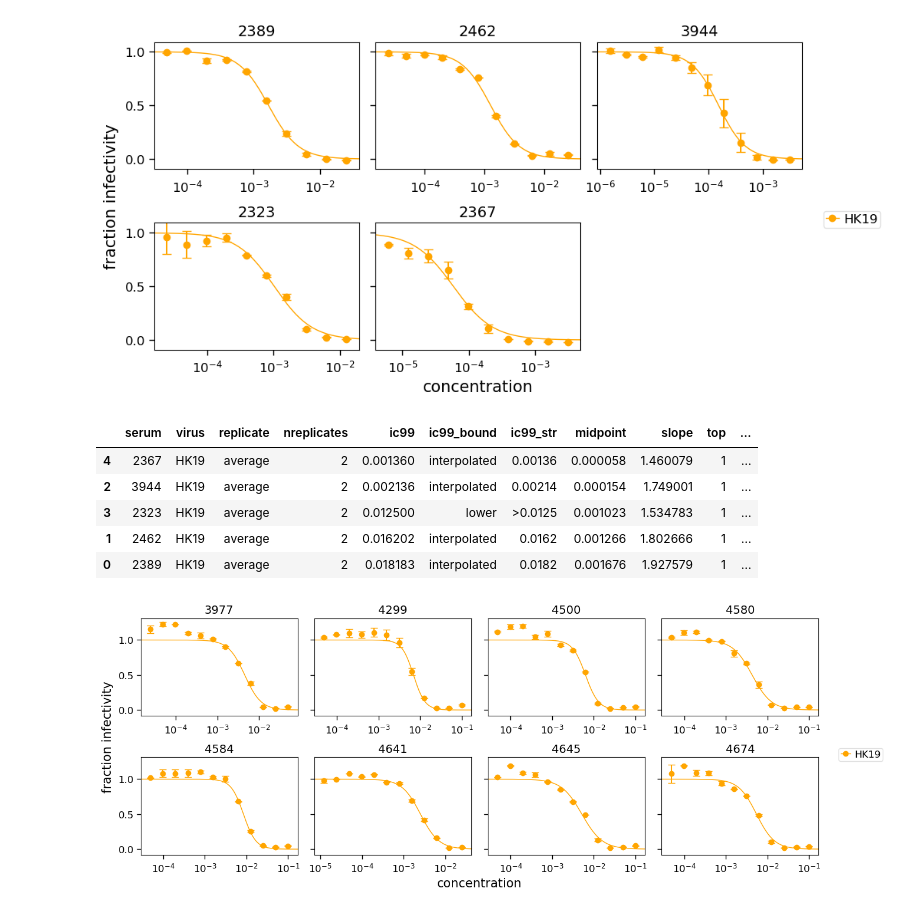
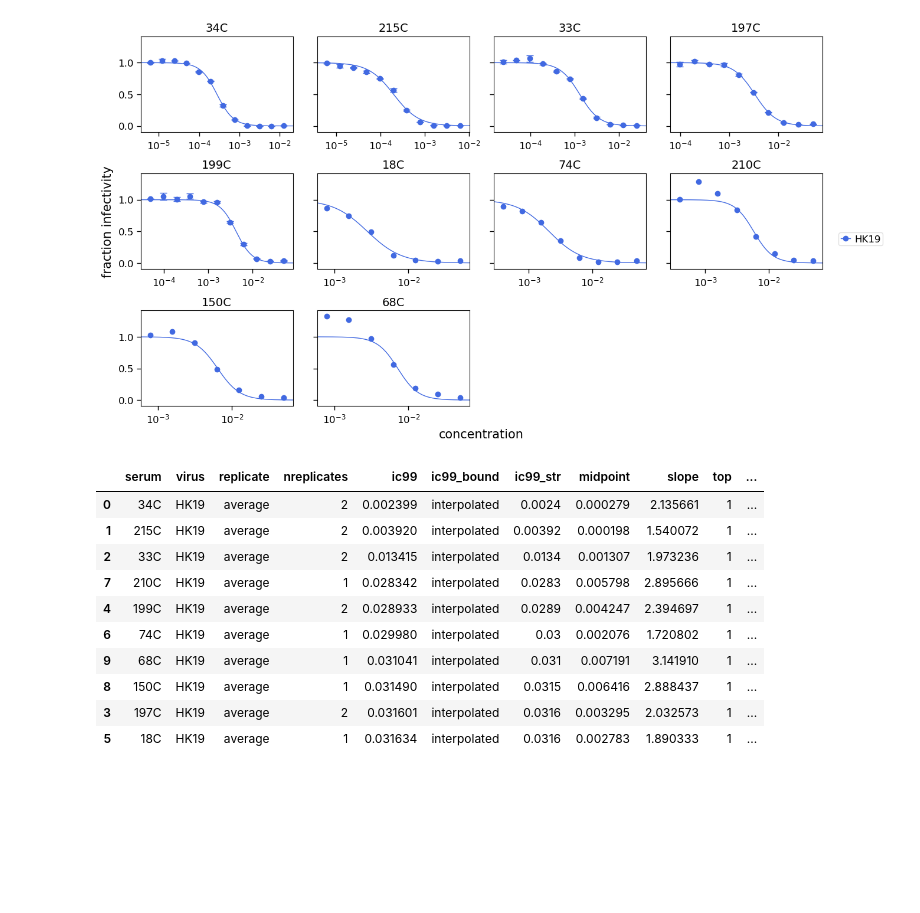
Before and after one commit to sorsinelli/flu_h3_hk19_dms_ic50, a Jupyter notebook: experiments/serum_screening_hk19/age_cohort_sera/finalized_neut_curves.ipynb, the cells around one changed output. Drawn from its saved outputs; the diff is of its cells as text; code cells hidden in the pictures; blank space fills up the shorter version.

```diff
--- a/experiments/serum_screening_hk19/age_cohort_sera/finalized_neut_curves.ipynb
+++ b/experiments/serum_screening_hk19/age_cohort_sera/finalized_neut_curves.ipynb
@@ -48,45 +109,40 @@ serum_ic99.sort_values('ic99').head(8)
+# %%
+# Clean run of top 5 candidates
+data_1 = pd.read_csv('neut_data/230418_adult-sera-final_tidy.csv')
+
+# Pull last 5 candidates from initial rough screen
+data_2 = pd.read_csv('neut_data/230417_adult-neuts_tidy_edited.csv')
+data_2 = data_2[data_2['serum'].isin(['74C', '18C', '210C', '150C', '68C'])]
+
+# concat to single df
+adult_data_final = pd.concat([data_1, data_2])
 # %%
-neut_data_top5 = pd.read_csv('neut_data/230215_final-neuts_tidy.csv')
+# fit with neutcurve package
+adult_fits = neutcurve.CurveFits(adult_data_final)
 
-fits_top5 = neutcurve.CurveFits(neut_data_top5)
-
-fig, axes = fits_top5.plotSera(ncol=3,
+fig, axes = adult_fits.plotSera(ncol=4,
                           virus_to_color_marker={
-                              'HK19': ('orange', 'o'),
+                              'HK19': ('royalblue', 'o'),
                           },
                           sharex = False
                          )
 
-bbox = matplotlib.transforms.Bbox([[0, 0], [17.5, 11]])
-plt.savefig('figures/230215_ped-sera_top5.pdf', bbox_inches=bbox)
+bbox = matplotlib.transforms.Bbox([[0, 0], [14, 8]])
+plt.savefig('figures/adult_sera_final.pdf', bbox_inches=bbox)
 # %% [output]
-[figure, old version]
+[figure, new version]
 # %%
-serum_ic99 = fits_top5.fitParams(ics=[99])
-serum_ic99.sort_values('ic99')
+adult_ic99 = adult_fits.fitParams(ics=[99])
+adult_ic99.sort_values('ic99')
 # %% [output]
 |  | serum | virus | replicate | nreplicates | ic99 | ic99_bound | ic99_str | midpoint | slope | top | ... |
-| 4 | 2367 | HK19 | average | 2 | 0.001360 | interpolated | 0.00136 | 0.000058 | 1.460079 | 1 | ... |
-| 2 | 3944 | HK19 | average | 2 | 0.002136 | interpolated | 0.00214 | 0.000154 | 1.749001 | 1 | ... |
-| 3 | 2323 | HK19 | average | 2 | 0.012500 | lower | >0.0125 | 0.001023 | 1.534783 | 1 | ... |
-| 1 | 2462 | HK19 | average | 2 | 0.016202 | interpolated | 0.0162 | 0.001266 | 1.802666 | 1 | ... |
-| 0 | 2389 | HK19 | average | 2 | 0.018183 | interpolated | 0.0182 | 0.001676 | 1.927579 | 1 | ... |
+| 0 | 34C | HK19 | average | 2 | 0.002399 | interpolated | 0.0024 | 0.000279 | 2.135661 | 1 | ... |
+| 1 | 215C | HK19 | average | 2 | 0.003920 | interpolated | 0.00392 | 0.000198 | 1.540072 | 1 | ... |
+| 2 | 33C | HK19 | average | 2 | 0.013415 | interpolated | 0.0134 | 0.001307 | 1.973236 | 1 | ... |
+| 7 | 210C | HK19 | average | 1 | 0.028342 | interpolated | 0.0283 | 0.005798 | 2.895666 | 1 | ... |
+| 4 | 199C | HK19 | average | 2 | 0.028933 | interpolated | 0.0289 | 0.004247 | 2.394697 | 1 | ... |
+| 6 | 74C | HK19 | average | 1 | 0.029980 | interpolated | 0.03 | 0.002076 | 1.720802 | 1 | ... |
+| 9 | 68C | HK19 | average | 1 | 0.031041 | interpolated | 0.031 | 0.007191 | 3.141910 | 1 | ... |
+| 8 | 150C | HK19 | average | 1 | 0.031490 | interpolated | 0.0315 | 0.006416 | 2.888437 | 1 | ... |
+| 3 | 197C | HK19 | average | 2 | 0.031601 | interpolated | 0.0316 | 0.003295 | 2.032573 | 1 | ... |
+| 5 | 18C | HK19 | average | 1 | 0.031634 | interpolated | 0.0316 | 0.002783 | 1.890333 | 1 | ... |
-# %%
-neut_data = pd.read_csv('neut_data/230228_neuts_tidy.csv')
-
-neut_data = neut_data.loc[neut_data['virus'] != 'H6']
-
-# fit with neutcurve package
-fits = neutcurve.CurveFits(neut_data)
-
-fig, axes = fits.plotSera(ncol=4,
-                          virus_to_color_marker={
-                              'HK19': ('orange', 'o'),
-                          },
-                          sharex = False
-                         )
-
-# bbox = matplotlib.transforms.Bbox([[0, 0], [17.5, 6]])
-# plt.savefig('figures/230228_ped-sera-neuts.pdf', bbox_inches=bbox)
-# %% [output]
-[figure, removed]
```
Also changed, not shown: parts of 12 cells of this notebook, 15 other files.
